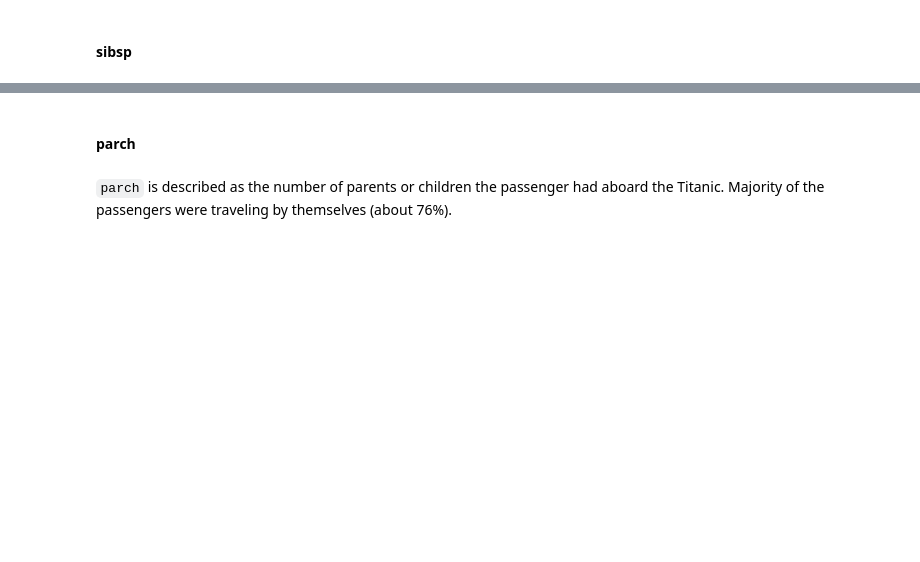
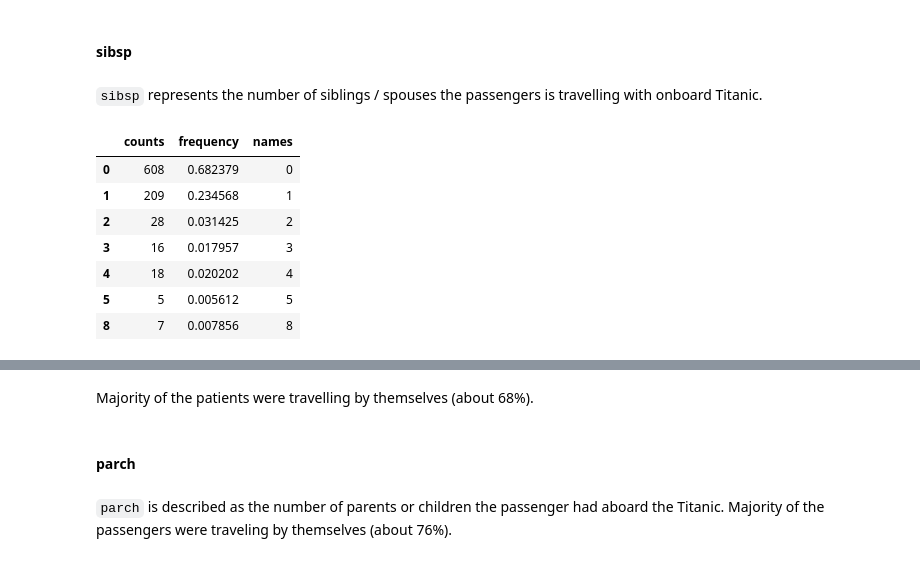
Before and after one commit to jay619/Kaggle-Competitions, a Jupyter notebook: 1-Titanic/src/test.ipynb, the cells around one changed output, grey strips where cells are left out. Drawn from its saved outputs; the diff is of its cells as text; code cells hidden in the pictures; blank space fills up the shorter version.

```diff
--- a/1-Titanic/src/test.ipynb
+++ b/1-Titanic/src/test.ipynb
@@ -150,10 +201,25 @@ plot_bokeh_histogram(train_data[train_data["age"].notna()], "age")
 # %% [markdown]
 #### sibsp
+# %% [markdown]
+`sibsp` represents the number of siblings / spouses the passengers is travelling with onboard Titanic.
+# %%
+describe_category(train_data["sibsp"])
+# %% [output]
+|  | counts | frequency | names |
+| 0 | 608 | 0.682379 | 0 |
+| 1 | 209 | 0.234568 | 1 |
+| 2 | 28 | 0.031425 | 2 |
+| 3 | 16 | 0.017957 | 3 |
+| 4 | 18 | 0.020202 | 4 |
+| 5 | 5 | 0.005612 | 5 |
+| 8 | 7 | 0.007856 | 8 |
 # %%
 plot_bokeh_vbar(train_data, "sibsp", True)
 # %% [output]
 [interactive output not drawn]
 [interactive output not drawn]
+# %% [markdown]
+Majority of the patients were travelling by themselves (about 68%).
 # %% [markdown]
 #### parch
 # %% [markdown]
```
Also changed, not shown: parts of 32 cells of this notebook.
